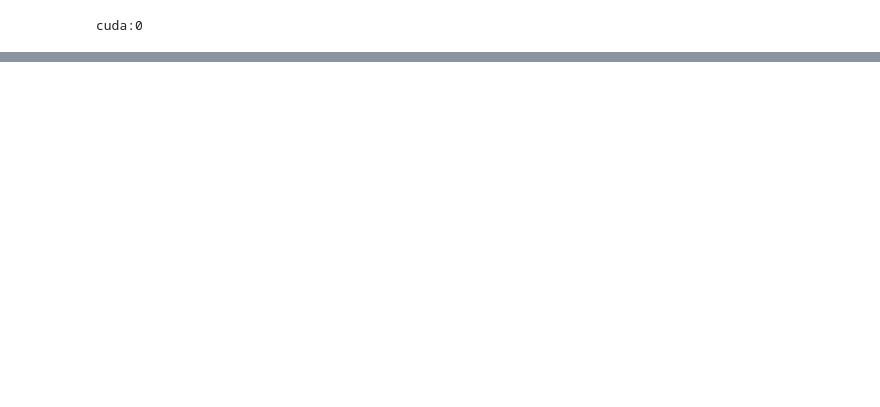
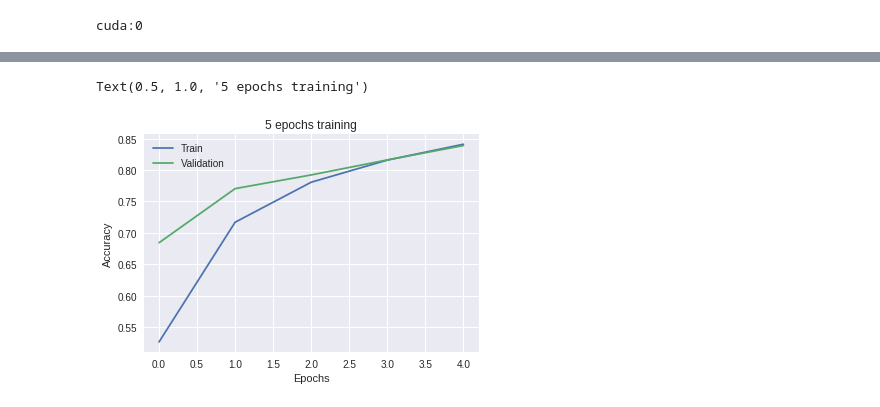
Before and after one commit to RouSage/diploma, a Jupyter notebook: train_model.ipynb, the cells around one changed output, grey strips where cells are left out. Cells and saved outputs as stored; diff of their text form; code cells hidden in the pictures; blank space fills up the shorter version.

```diff
--- a/train_model.ipynb
+++ b/train_model.ipynb
@@ -308,0 +314,8 @@ save_model(net, os.path.join(path_to_app, "trained_models", "net_5e_072acc.pt"))
+# %%
+# Train model for 5 epochs
+net_5 = CNN()
+net_5 = net_5.to(device)
+
+optimizer_5 = optim.Adam(net_5.parameters(), lr=0.0001)
+
+net_5, train_hist_5, val_hist_5 = train_model(net_5, dataloaders_dict, criterion, optimizer_5, 5)
@@ -308,0 +340,11 @@ save_model(net, os.path.join(path_to_app, "trained_models", "net_5e_072acc.pt"))
+# %%
+# Plot train/validation accuracy
+plt.plot(train_hist_5, label="Train")
+plt.plot(val_hist_5, label="Validation")
+plt.xlabel("Epochs")
+plt.ylabel("Accuracy")
+plt.legend(loc="best")
+plt.title("5 epochs training")
+# %% [output]
+Text(0.5, 1.0, '5 epochs training')
+[figure, added]
```
Also changed, not shown: parts of 20 cells of this notebook, 1 other file.
